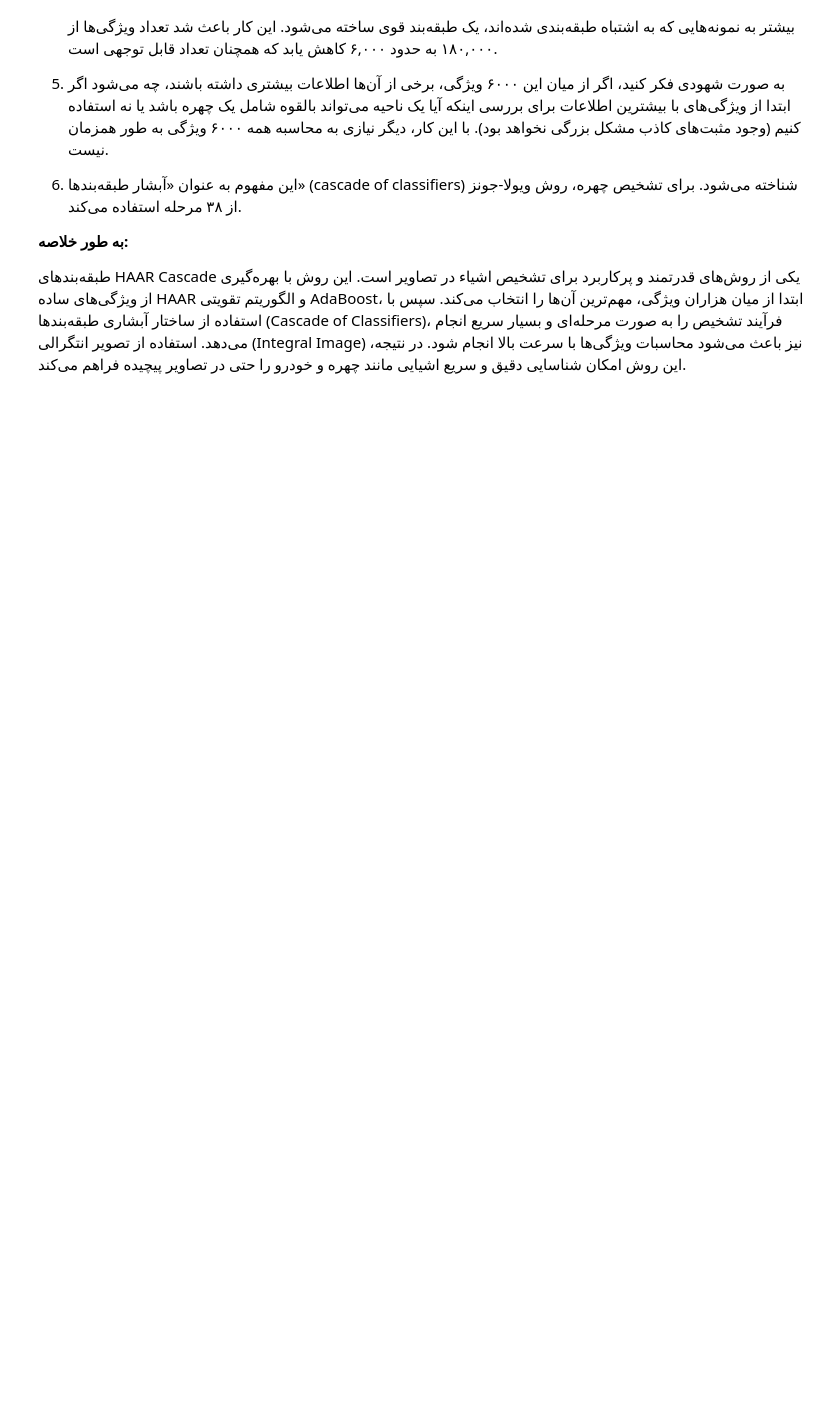
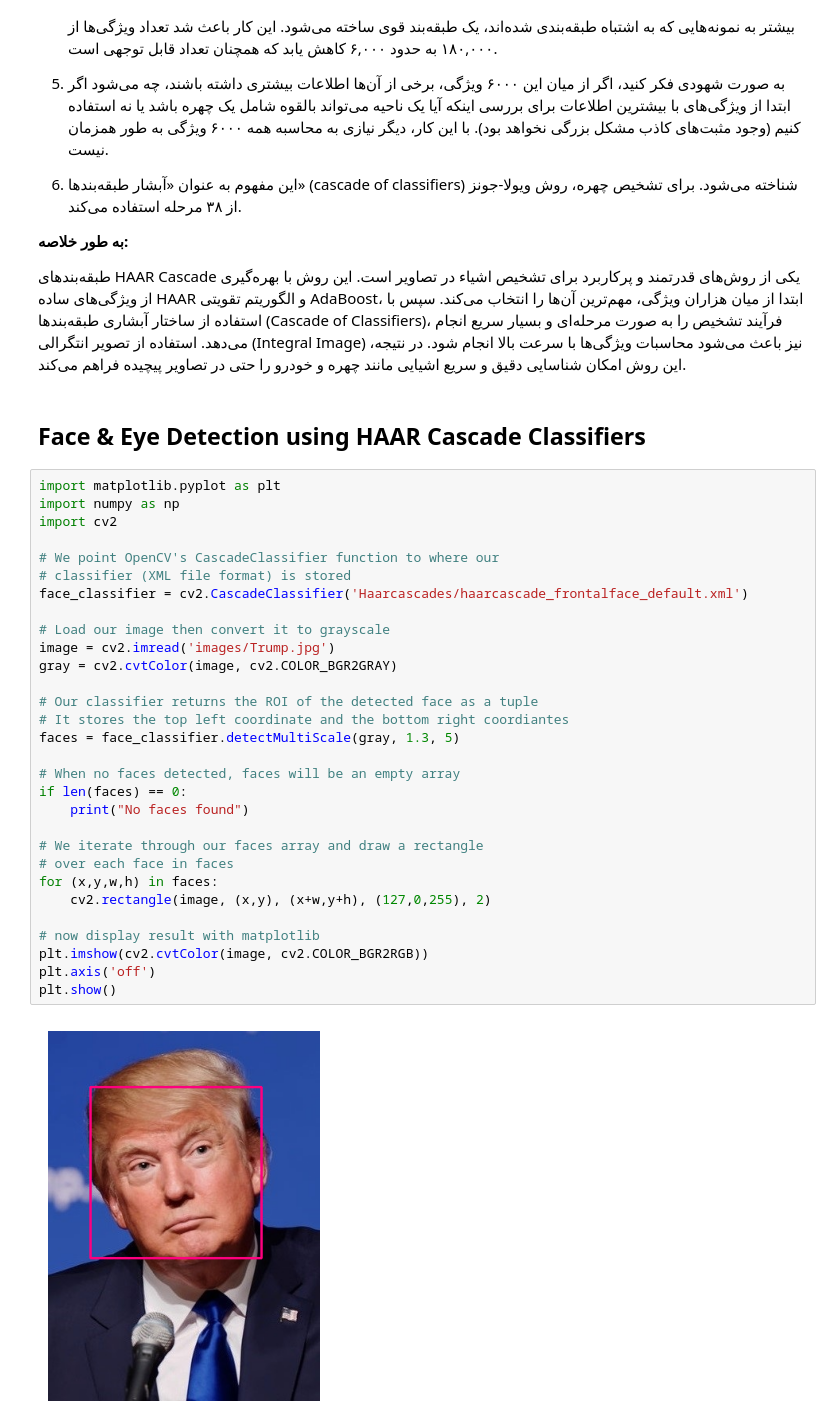
Before and after one commit to Arian2077/Computer_Graphic, a Jupyter notebook: Advanced/6.Face,people & car detection/section_6.ipynb, the cells around one changed output. Cells and saved outputs as stored; diff of their text form; blank space fills up the shorter version.

Commit message:
face & eye detection with image and live

```diff
--- a/Advanced/6.Face,people & car detection/section_6.ipynb
+++ b/Advanced/6.Face,people & car detection/section_6.ipynb
@@ -26,3 +26,37 @@
 **به طور خلاصه:**
 
 طبقه‌بندهای HAAR Cascade یکی از روش‌های قدرتمند و پرکاربرد برای تشخیص اشیاء در تصاویر است. این روش با بهره‌گیری از ویژگی‌های ساده HAAR و الگوریتم تقویتی AdaBoost، ابتدا از میان هزاران ویژگی، مهم‌ترین آن‌ها را انتخاب می‌کند. سپس با استفاده از ساختار آبشاری طبقه‌بندها (Cascade of Classifiers)، فرآیند تشخیص را به صورت مرحله‌ای و بسیار سریع انجام می‌دهد. استفاده از تصویر انتگرالی (Integral Image) نیز باعث می‌شود محاسبات ویژگی‌ها با سرعت بالا انجام شود. در نتیجه، این روش امکان شناسایی دقیق و سریع اشیایی مانند چهره و خودرو را حتی در تصاویر پیچیده فراهم می‌کند.
+# %% [markdown]
+## Face & Eye Detection using HAAR Cascade Classifiers
+# %%
+import matplotlib.pyplot as plt
+import numpy as np
+import cv2
+
+# We point OpenCV's CascadeClassifier function to where our
+# classifier (XML file format) is stored
+face_classifier = cv2.CascadeClassifier('Haarcascades/haarcascade_frontalface_default.xml')
+
+# Load our image then convert it to grayscale
+image = cv2.imread('images/Trump.jpg')
+gray = cv2.cvtColor(image, cv2.COLOR_BGR2GRAY)
+
+# Our classifier returns the ROI of the detected face as a tuple
+# It stores the top left coordinate and the bottom right coordiantes
+faces = face_classifier.detectMultiScale(gray, 1.3, 5)
+
+# When no faces detected, faces will be an empty array
+if len(faces) == 0:
+    print("No faces found")
+
+# We iterate through our faces array and draw a rectangle
+# over each face in faces
+for (x,y,w,h) in faces:
+    cv2.rectangle(image, (x,y), (x+w,y+h), (127,0,255), 2)
+
+# now display result with matplotlib
+plt.imshow(cv2.cvtColor(image, cv2.COLOR_BGR2RGB))
+plt.axis('off')
+plt.show()
+# %% [output]
+[figure, added]
```
Also changed, not shown: parts of 6 cells of this notebook, 5 other files.
